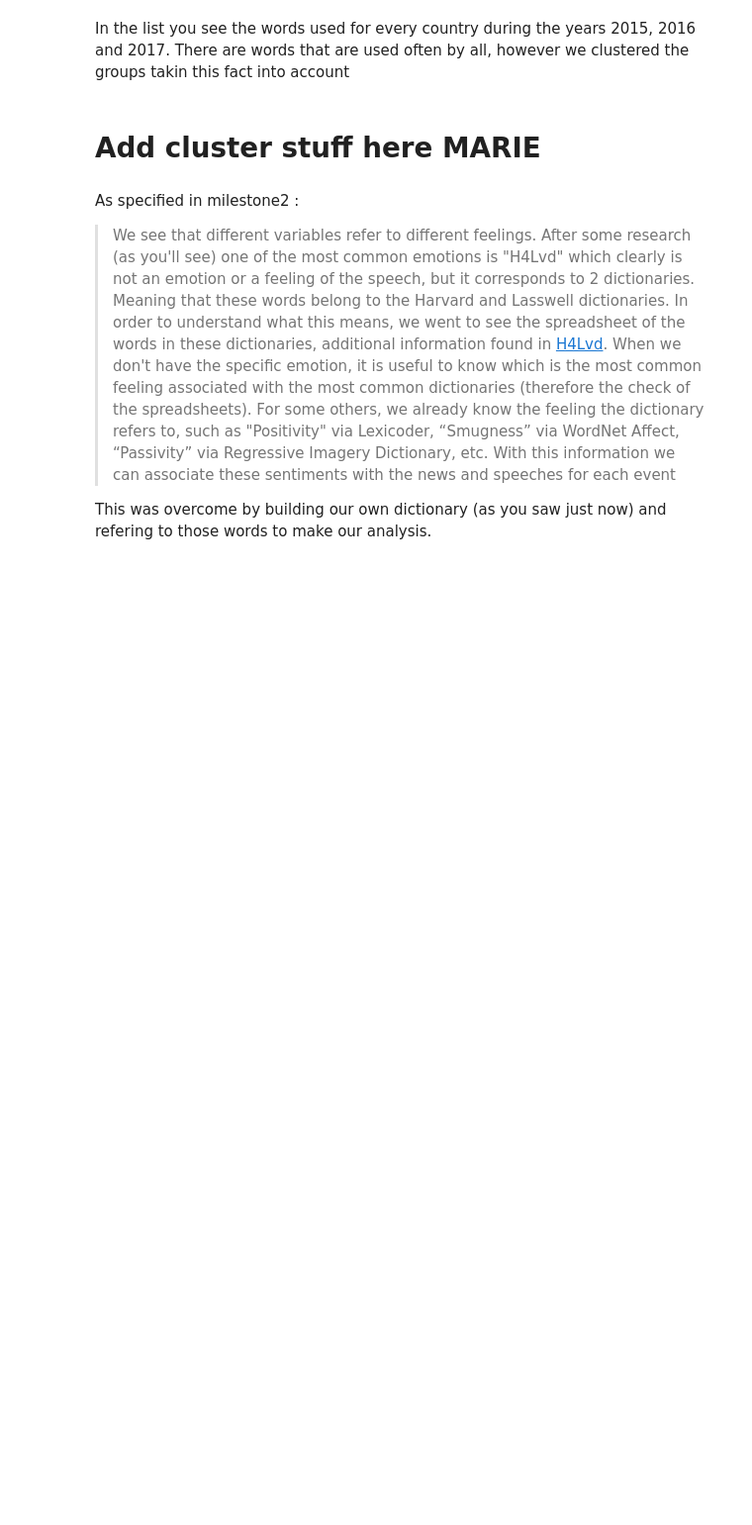
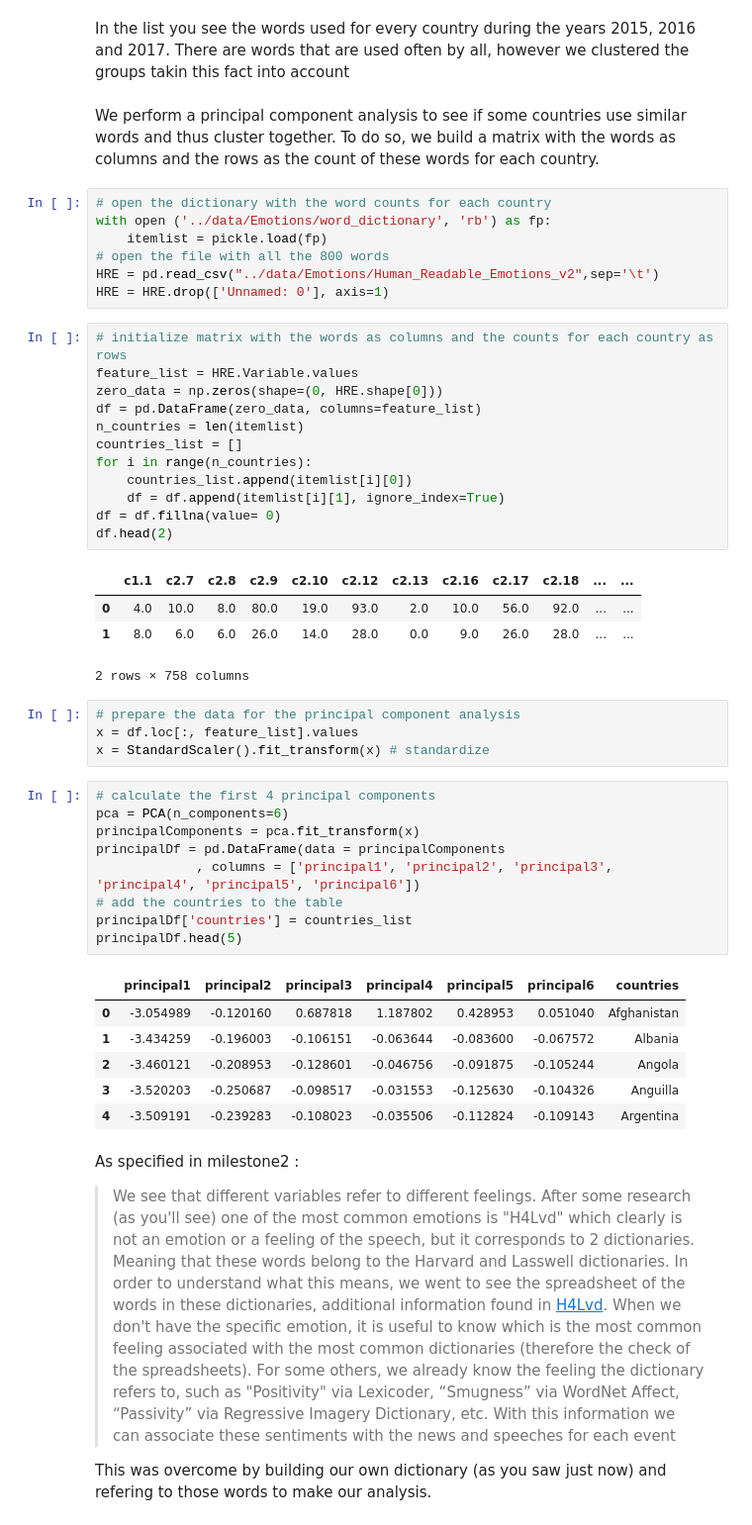
Before and after one commit to Abranchini/ADA_Project, a Jupyter notebook: src/Final_Notebook.ipynb, the cells around one changed output. Shown at 99% size. Drawn from its saved outputs; the diff is of its cells as text; blank space fills up the shorter version.

```diff
--- a/src/Final_Notebook.ipynb
+++ b/src/Final_Notebook.ipynb
@@ -760,8 +814,52 @@ All_dicts_Words[5]
   'chronometry': 2})
 # %% [markdown]
 In the list you see the words used for every country during the years 2015, 2016 and 2017. There are words that are used often by all, however we clustered the groups takin this fact into account
-# %% [markdown]
-# Add cluster stuff here MARIE
+# %% [markdown]
+We perform a principal component analysis to see if some countries use similar words and thus cluster together. To do so, we build a matrix with the words as columns and the rows as the count of these words for each country.
+# %%
+# open the dictionary with the word counts for each country
+with open ('../data/Emotions/word_dictionary', 'rb') as fp:
+    itemlist = pickle.load(fp)
+# open the file with all the 800 words
+HRE = pd.read_csv("../data/Emotions/Human_Readable_Emotions_v2",sep='\t')
+HRE = HRE.drop(['Unnamed: 0'], axis=1)
+# %%
+# initialize matrix with the words as columns and the counts for each country as rows
+feature_list = HRE.Variable.values
+zero_data = np.zeros(shape=(0, HRE.shape[0]))
+df = pd.DataFrame(zero_data, columns=feature_list)
+n_countries = len(itemlist)
+countries_list = []
+for i in range(n_countries):
+    countries_list.append(itemlist[i][0])
+    df = df.append(itemlist[i][1], ignore_index=True)
+df = df.fillna(value= 0)
+df.head(2)
+# %% [output]
+|  | c1.1 | c2.7 | c2.8 | c2.9 | c2.10 | c2.12 | c2.13 | c2.16 | c2.17 | c2.18 | ... | ... |
+| 0 | 4.0 | 10.0 | 8.0 | 80.0 | 19.0 | 93.0 | 2.0 | 10.0 | 56.0 | 92.0 | ... | ... |
+| 1 | 8.0 | 6.0 | 6.0 | 26.0 | 14.0 | 28.0 | 0.0 | 9.0 | 26.0 | 28.0 | ... | ... |
+2 rows × 758 columns
+# %%
+# prepare the data for the principal component analysis
+x = df.loc[:, feature_list].values
+x = StandardScaler().fit_transform(x) # standardize
+# %%
+# calculate the first 4 principal components
+pca = PCA(n_components=6)
+principalComponents = pca.fit_transform(x)
+principalDf = pd.DataFrame(data = principalComponents
+             , columns = ['principal1', 'principal2', 'principal3', 'principal4', 'principal5', 'principal6'])
+# add the countries to the table
+principalDf['countries'] = countries_list
+principalDf.head(5)
+# %% [output]
+|  | principal1 | principal2 | principal3 | principal4 | principal5 | principal6 | countries |
+| 0 | -3.054989 | -0.120160 | 0.687818 | 1.187802 | 0.428953 | 0.051040 | Afghanistan |
+| 1 | -3.434259 | -0.196003 | -0.106151 | -0.063644 | -0.083600 | -0.067572 | Albania |
+| 2 | -3.460121 | -0.208953 | -0.128601 | -0.046756 | -0.091875 | -0.105244 | Angola |
+| 3 | -3.520203 | -0.250687 | -0.098517 | -0.031553 | -0.125630 | -0.104326 | Anguilla |
+| 4 | -3.509191 | -0.239283 | -0.108023 | -0.035506 | -0.112824 | -0.109143 | Argentina |
 # %% [markdown]
 As specified in milestone2 :
 > We see that different variables refer to different feelings.
```
Also changed, not shown: parts of 52 cells of this notebook, 4 other files.
